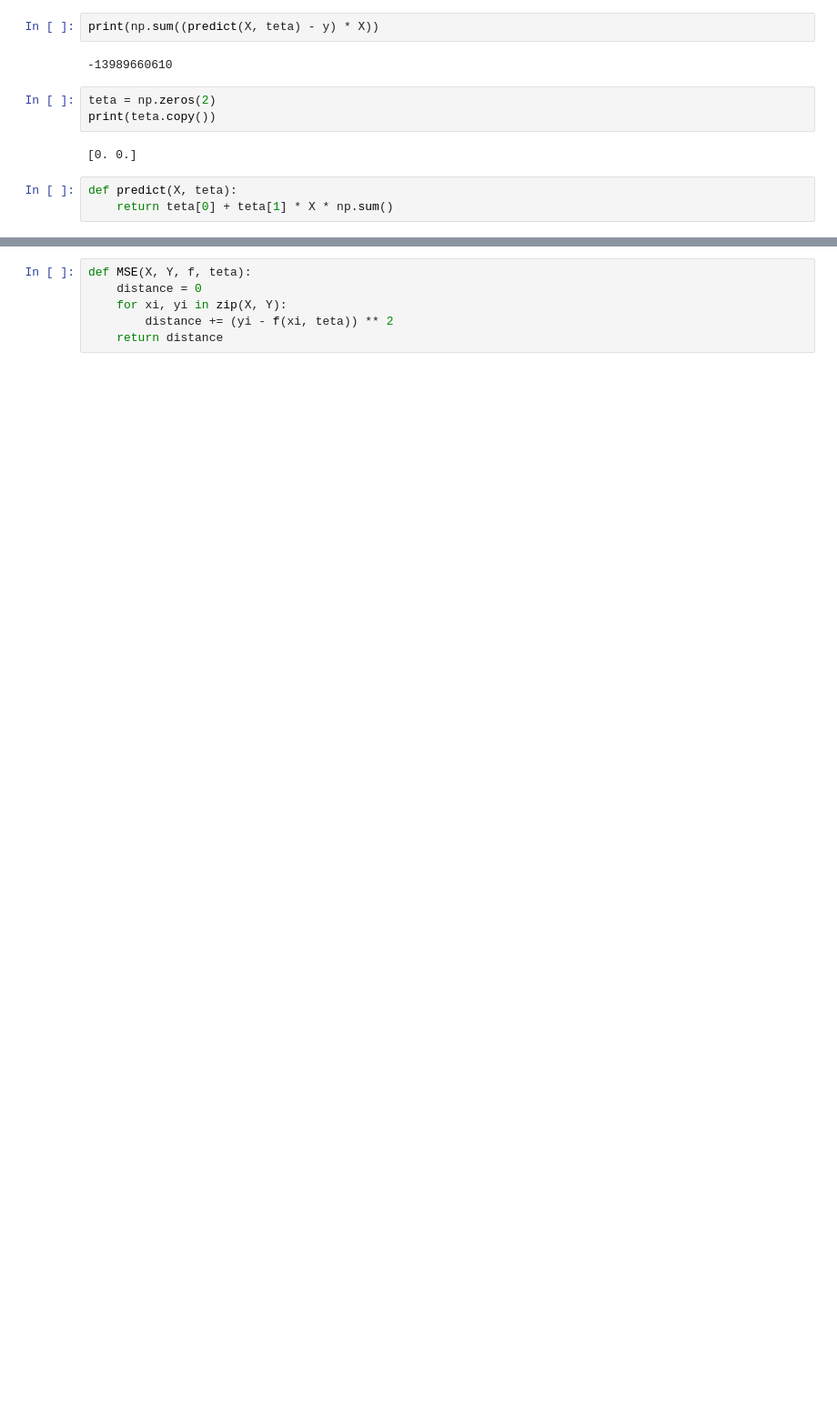
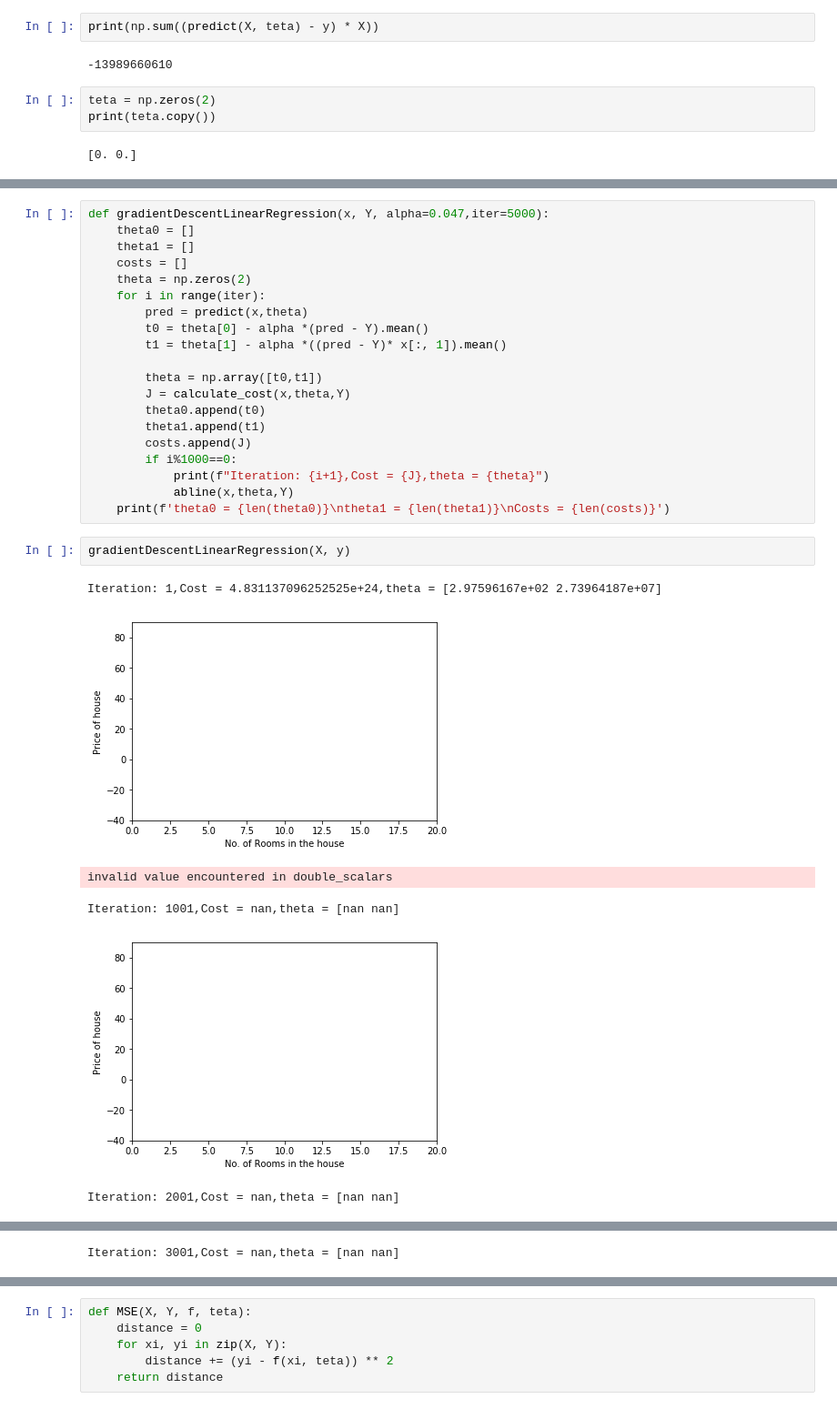
Before and after one commit to ikachko/ft_linear_regression, a Jupyter notebook: ikachko_ft_linear_regression.ipynb, the cells around one changed output, grey strips where cells are left out. Shown at 91% size. Drawn from its saved outputs; the diff is of its cells as text; blank space fills up the shorter version.

```diff
--- a/ikachko_ft_linear_regression.ipynb
+++ b/ikachko_ft_linear_regression.ipynb
@@ -61,6 +35,3 @@ teta = np.zeros(2)
 print(teta.copy())
 # %% [output]
 [0. 0.]
-# %%
-def predict(X, teta):
-    return teta[0] + teta[1] * X * np.sum()
@@ -70,0 +95,29 @@ print(0.1 * (1 / len(X)) * np.sum(predict(X, teta) - y))
+# %%
+def gradientDescentLinearRegression(x, Y, alpha=0.047,iter=5000):
+    theta0 = []
+    theta1 = []
+    costs = []
+    theta = np.zeros(2)
+    for i in range(iter):
+        pred = predict(x,theta)
+        t0 = theta[0] - alpha *(pred - Y).mean()
+        t1 = theta[1] - alpha *((pred - Y)* x[:, 1]).mean()
+
+        theta = np.array([t0,t1])
+        J = calculate_cost(x,theta,Y)
+        theta0.append(t0)
+        theta1.append(t1)
+        costs.append(J)
+        if i%1000==0:
+            print(f"Iteration: {i+1},Cost = {J},theta = {theta}")
+            abline(x,theta,Y)
+    print(f'theta0 = {len(theta0)}\ntheta1 = {len(theta1)}\nCosts = {len(costs)}')
+# %%
+gradientDescentLinearRegression(X, y)
+# %% [output]
+Iteration: 1,Cost = 4.831137096252525e+24,theta = [2.97596167e+02 2.73964187e+07]
+[figure, added]
+invalid value encountered in double_scalars
+Iteration: 1001,Cost = nan,theta = [nan nan]
+[figure, added]
+Iteration: 2001,Cost = nan,theta = [nan nan]
@@ -70,0 +125 @@ print(0.1 * (1 / len(X)) * np.sum(predict(X, teta) - y))
+Iteration: 3001,Cost = nan,theta = [nan nan]
```
Also changed, not shown: parts of 20 cells of this notebook, 2 other files.
